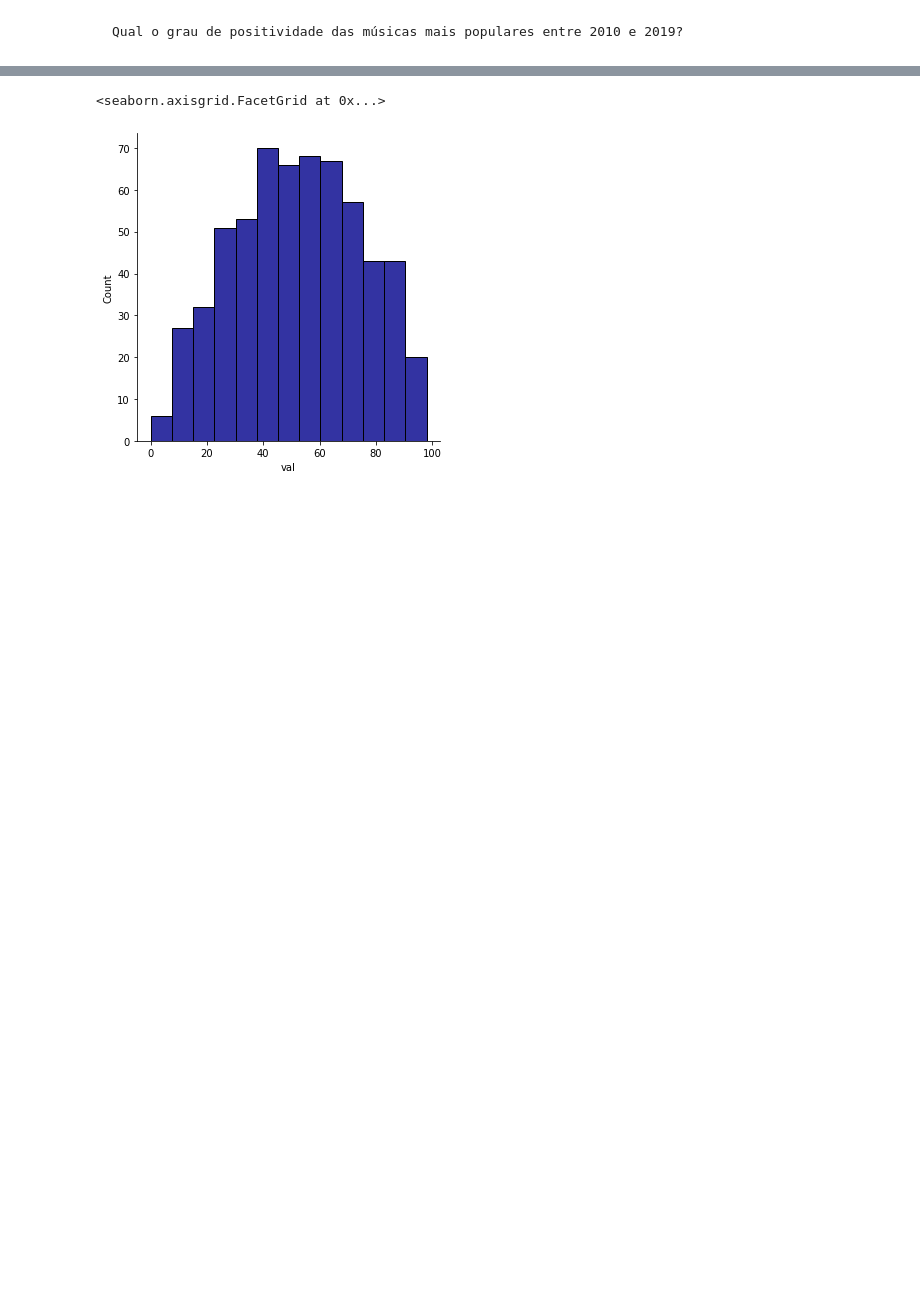
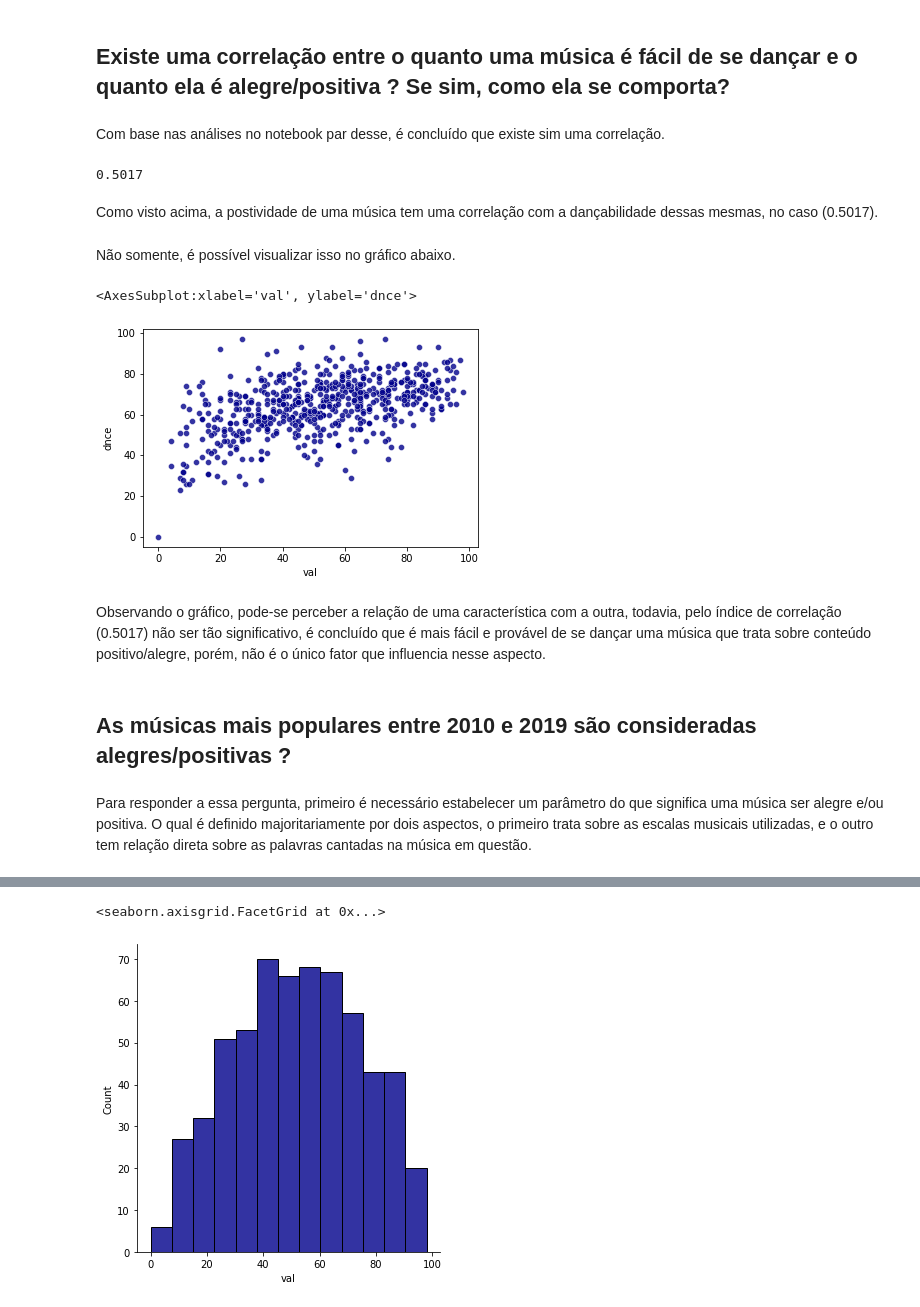
Before and after one commit to viniciusolzon/Music_Analysis, a Jupyter notebook: notebooks/graficos_top10spotify.ipynb, the cells around one changed output, grey strips where cells are left out. Saved outputs shown, nothing was run; the diff lists cells and outputs as text; code cells hidden in the pictures; blank space fills up the shorter version.

Commit message:
graficos_1950_2019 atualizado com legendas e debug

```diff
--- a/notebooks/graficos_top10spotify.ipynb
+++ b/notebooks/graficos_top10spotify.ipynb
@@ -9,5 +11,27 @@ import matplotlib.pyplot as plt
 data = pd.read_csv(r"/home/vinicius_olzon/Documents/Programacao/Projeto_Final_ICD/top10s.csv")
 df = pd.DataFrame(data)
 musics = df.drop("Unnamed: 0", axis = 1)
+# %% [markdown]
+## Existe uma correlação entre o quanto uma música é fácil de se dançar e o quanto ela é alegre/positiva ? Se sim, como ela se comporta?
+# %% [markdown]
+Com base nas análises no notebook par desse, é concluído que existe sim uma correlação.
+# %%
+corr_violence_romance = musics["val"].corr(musics["dnce"])
+corr_violence_romance.round(decimals = 4)
+# %% [output]
+0.5017
+# %% [markdown]
+Como visto acima, a postividade de uma música tem uma correlação com a dançabilidade dessas mesmas, no caso (0.5017).
+# %% [markdown]
+Não somente, é possível visualizar isso no gráfico abaixo.
+# %%
+sns.scatterplot(data = musics, x = musics["val"], y = musics["dnce"], alpha = 0.8, color = "darkblue")
+# %% [output]
+<AxesSubplot:xlabel='val', ylabel='dnce'>
+[figure, added]
+# %% [markdown]
+ Observando o gráfico, pode-se perceber a relação de uma característica com a outra, todavia, pelo índice de correlação (0.5017) não ser tão significativo, é concluído que é mais fácil e provável de se dançar uma música que trata sobre conteúdo positivo/alegre, porém, não é o único fator que influencia nesse aspecto.
 # %% [markdown]
-    Qual o grau de positividade das músicas mais populares entre 2010 e 2019?
+## As músicas mais populares entre 2010 e 2019 são consideradas alegres/positivas ?
+# %% [markdown]
+Para responder a essa pergunta, primeiro é necessário estabelecer um parâmetro do que significa uma música ser alegre e/ou positiva. O qual é definido majoritariamente por dois aspectos, o primeiro trata sobre as escalas musicais utilizadas, e o outro tem relação direta sobre as palavras cantadas na música em questão.
```
Also changed, not shown: parts of 5 cells of this notebook, 4 other files.
